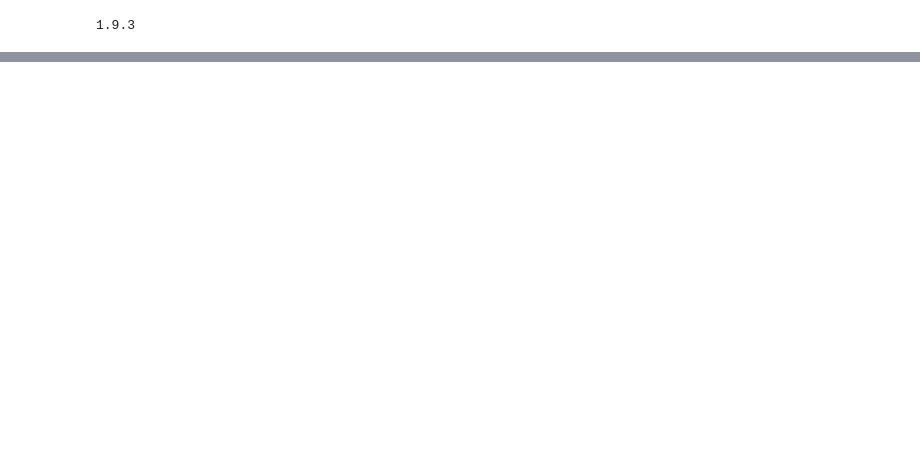
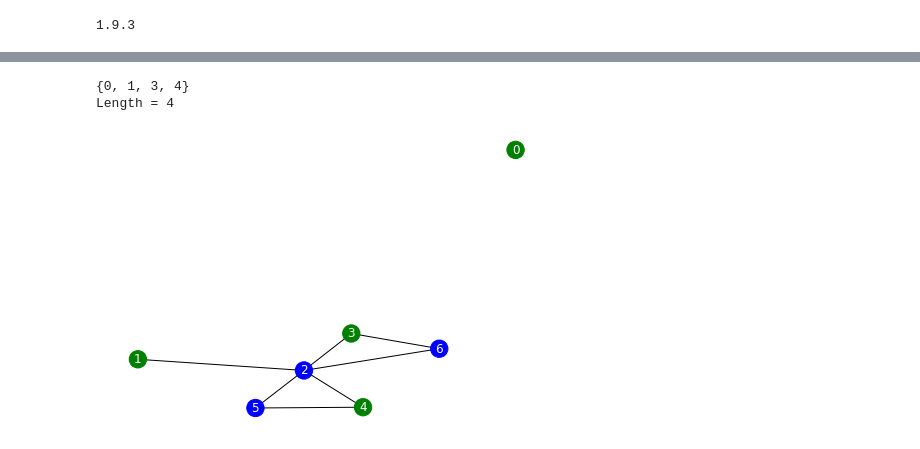
Before and after one commit to arteger/masters_thesis, a Jupyter notebook: main.ipynb, the cells around one changed output, grey strips where cells are left out. Cells and saved outputs as stored; diff of their text form; code cells hidden in the pictures; blank space fills up the shorter version.

```diff
--- a/main.ipynb
+++ b/main.ipynb
@@ -909,0 +921,7 @@ Length = 4
+# %%
+G = nx.graph_atlas(300)
+calculate_DNN_result(G, calculate_large_G(G), True, "3.png")
+# %% [output]
+{0, 1, 3, 4}
+Length = 4
+[figure, added]
```
Also changed, not shown: parts of 37 cells of this notebook, 46 other files.
